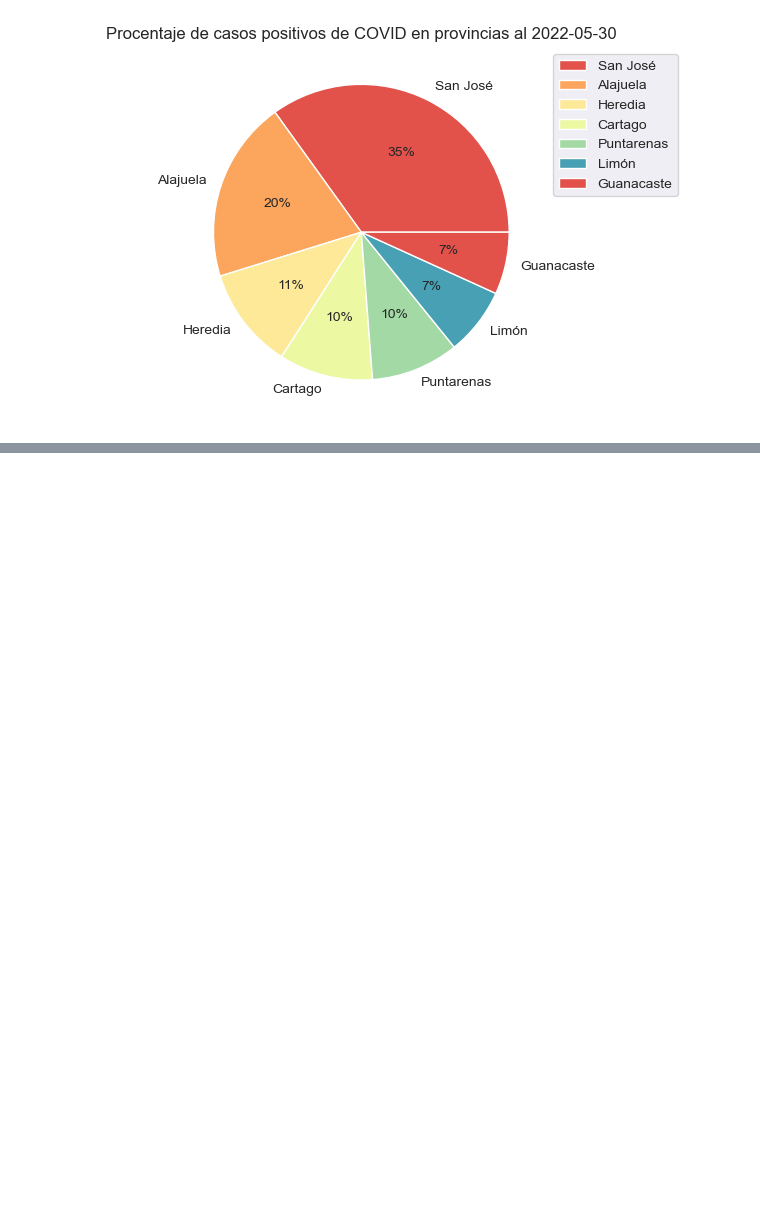
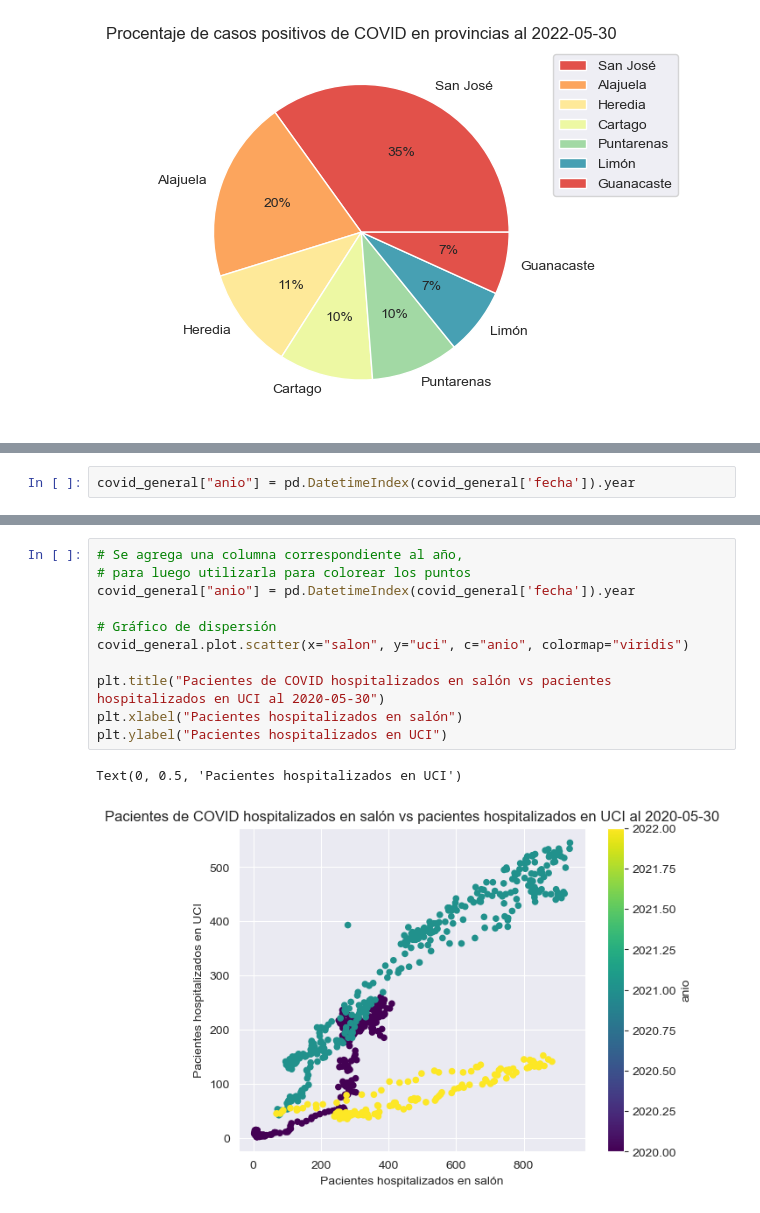
Before and after one commit to 09StevenG/visualizacion-mapplotlib-seaborn-, a Jupyter notebook: visualizacion-matplotlib-seaborn.ipynb, the cells around one changed output, grey strips where cells are left out. Cells and saved outputs as stored; diff of their text form; blank space fills up the shorter version.

Commit message:
Agregar archivo

```diff
--- a/visualizacion-matplotlib-seaborn.ipynb
+++ b/visualizacion-matplotlib-seaborn.ipynb
@@ -505,0 +508,2 @@ plt.legend(bbox_to_anchor=(1.0, 1.0))
+# %%
+covid_general["anio"] = pd.DatetimeIndex(covid_general['fecha']).year
@@ -505,0 +526,14 @@ plt.legend(bbox_to_anchor=(1.0, 1.0))
+# %%
+# Se agrega una columna correspondiente al año,
+# para luego utilizarla para colorear los puntos
+covid_general["anio"] = pd.DatetimeIndex(covid_general['fecha']).year
+
+# Gráfico de dispersión
+covid_general.plot.scatter(x="salon", y="uci", c="anio", colormap="viridis")
+
+plt.title("Pacientes de COVID hospitalizados en salón vs pacientes hospitalizados en UCI al 2020-05-30")
+plt.xlabel("Pacientes hospitalizados en salón")
+plt.ylabel("Pacientes hospitalizados en UCI")
+# %% [output]
+Text(0, 0.5, 'Pacientes hospitalizados en UCI')
+[figure, added]
```
Also changed, not shown: parts of 10 cells of this notebook.
